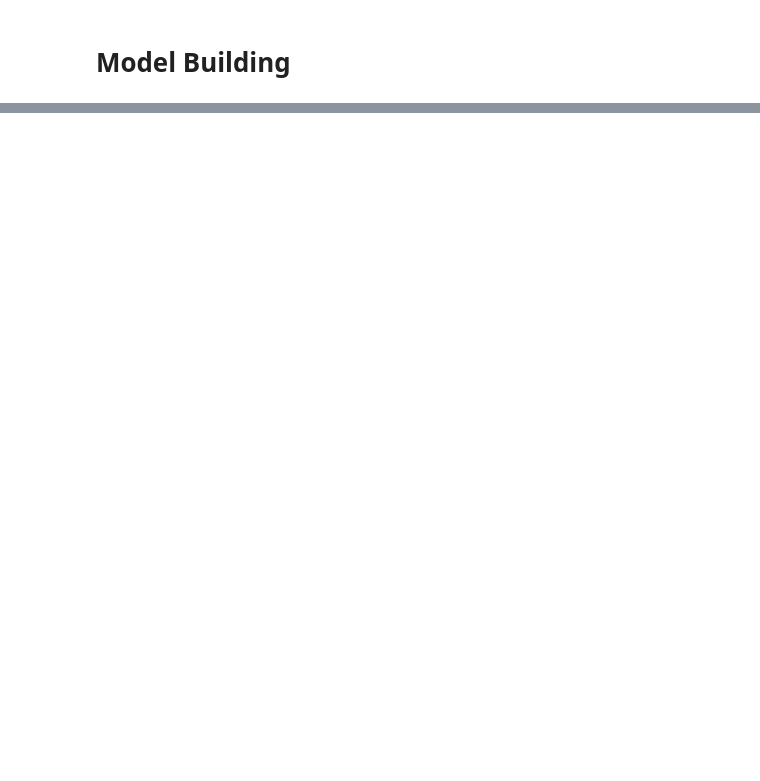
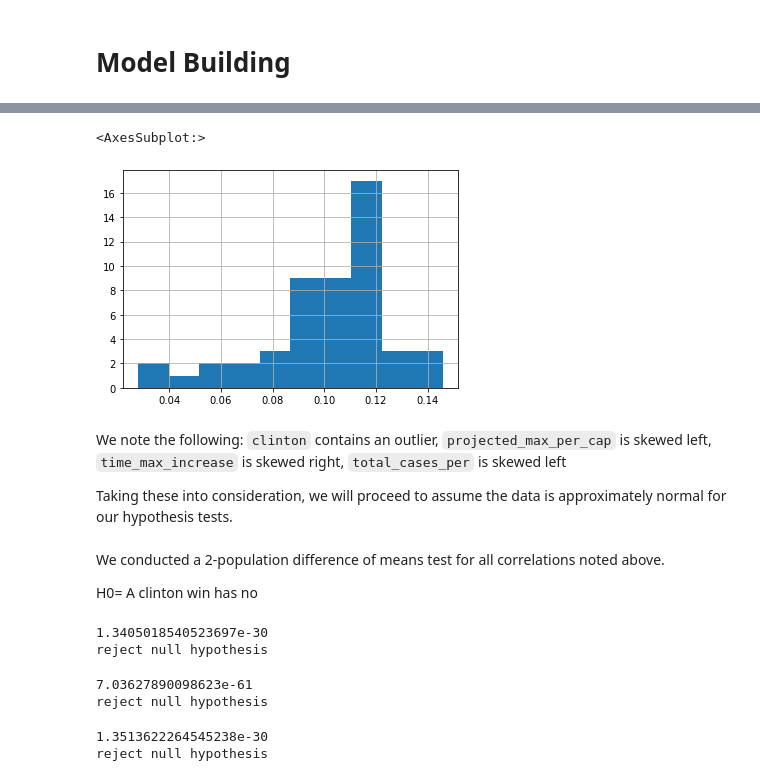
Before and after one commit to thudsonbu/ds-project-1, a Jupyter notebook: project-1.ipynb, the cells around one changed output, grey strips where cells are left out. Cells and saved outputs as stored; diff of their text form; code cells hidden in the pictures; blank space fills up the shorter version.

```diff
--- a/project-1.ipynb
+++ b/project-1.ipynb
@@ -381,0 +402,56 @@ In the next section we will test if these are indeed significant predictors of c
+# %%
+sum_pop_case_elec['total_cases_per_cap'].hist()
+# %% [output]
+<AxesSubplot:>
+[figure, added]
+# %% [markdown]
+We note the following:
+`clinton` contains an outlier,
+`projected_max_per_cap` is skewed left,
+`time_max_increase` is skewed right,
+`total_cases_per` is skewed left
+
+Taking these into consideration, we will proceed to assume the data is approximately normal for our hypothesis tests.
+# %% [markdown]
+We conducted a 2-population difference of means test for all correlations noted above.
+
+H0= A clinton win has no
+# %%
+sum_pop_case_elec[['clinton','projected_max_per_cap']].describe()
+
+ttest,pval = stats.ttest_rel(sum_pop_case_elec['clinton'],sum_pop_case_elec['projected_max_per_cap'])
+print(pval)
+
+if pval < .05:
+    print("reject null hypothesis")
+else:
+    print("accept null hypothesis")
+# %% [output]
+1.3405018540523697e-30
+reject null hypothesis
+# %%
+sum_pop_case_elec[['clinton','time_max_increase']].describe()
+
+ttest,pval = stats.ttest_rel(sum_pop_case_elec['clinton'],sum_pop_case_elec['time_max_increase'])
+print(pval)
+
+if pval < .05:
+    print("reject null hypothesis")
+else:
+    print("accept null hypothesis")
+# %% [output]
+7.03627890098623e-61
+reject null hypothesis
+# %%
+sum_pop_case_elec[['clinton','total_cases_per_cap']].describe()
+
+ttest,pval = stats.ttest_rel(sum_pop_case_elec['clinton'],sum_pop_case_elec['total_cases_per_cap'])
+print(pval)
+
+if pval < .05:
+    print("reject null hypothesis")
+else:
+    print("accept null hypothesis")
+# %% [output]
+1.3513622264545238e-30
+reject null hypothesis
```
Also changed, not shown: parts of 7 cells of this notebook.
